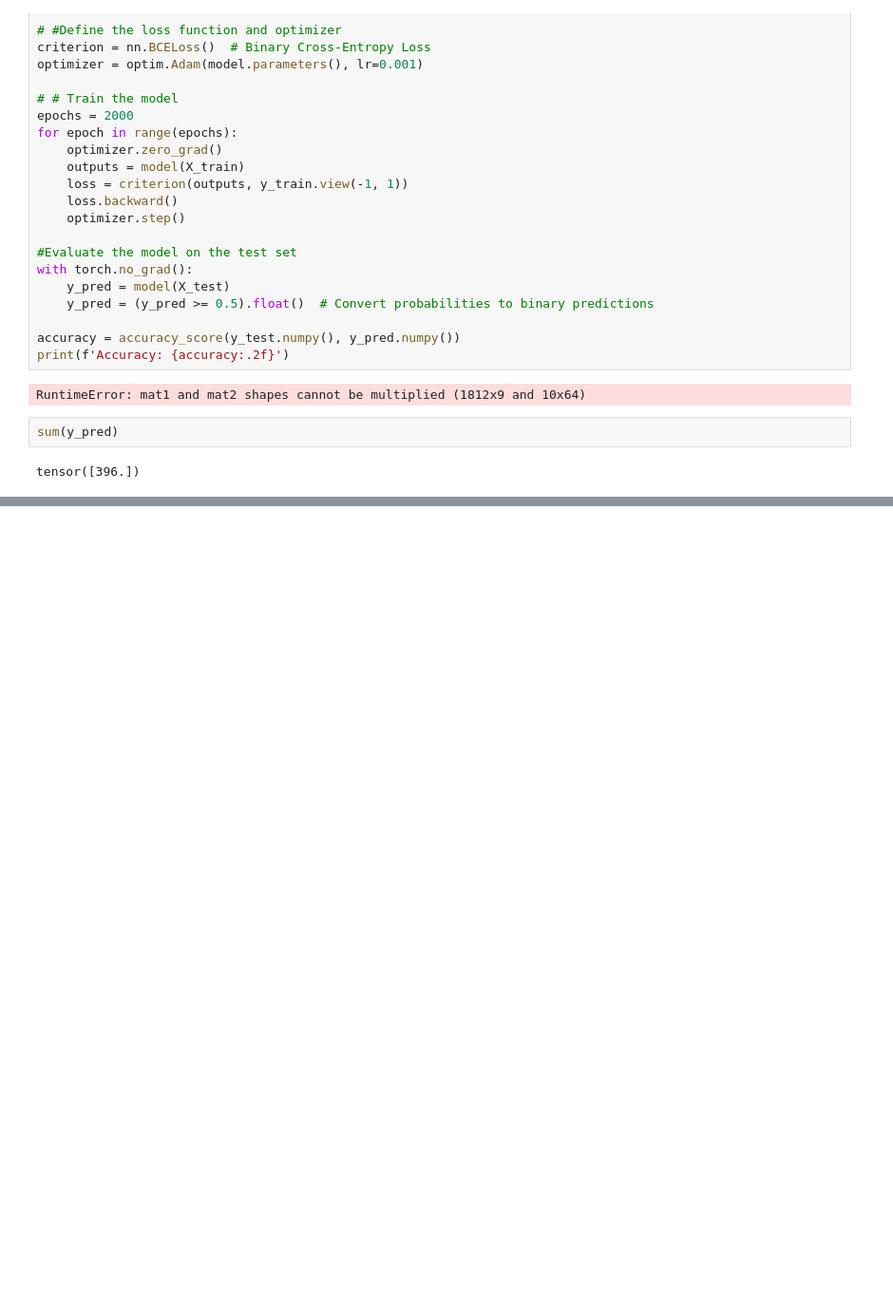
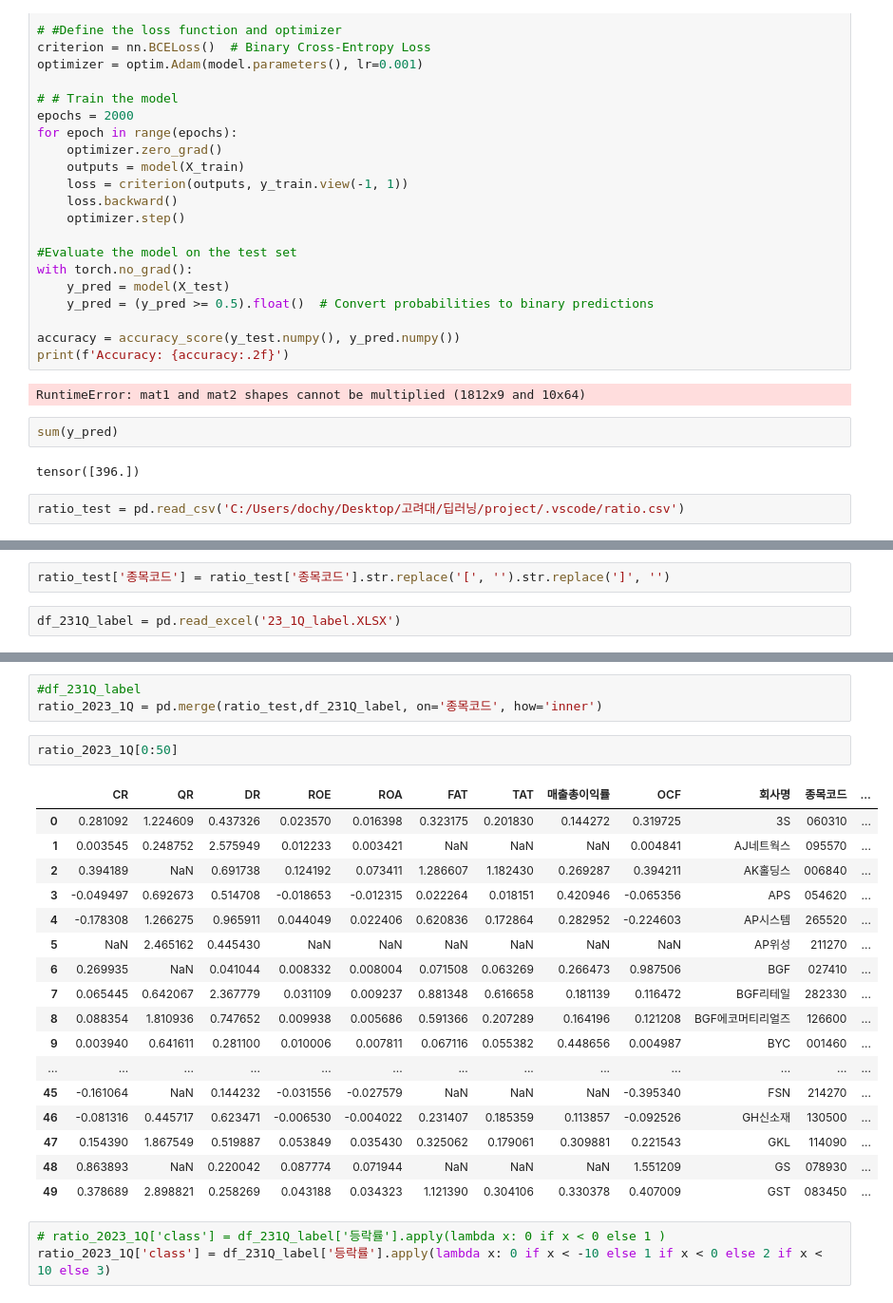
Before and after one commit to dochyun123/dl_project, a Jupyter notebook: label/label_practice.ipynb, the cells around one changed output, grey strips where cells are left out. Shown: that part at 95% size. Cells and saved outputs as stored; diff of their text form; blank space fills up the shorter version.

```diff
--- a/label/label_practice.ipynb
+++ b/label/label_practice.ipynb
@@ -278,3 +278,5 @@ RuntimeError: mat1 and mat2 shapes cannot be multiplied (1812x9 and 10x64)
 sum(y_pred)
 # %% [output]
 tensor([396.])
+# %%
+ratio_test = pd.read_csv('C:/Users/dochy/Desktop/고려대/딥러닝/project/.vscode/ratio.csv')
@@ -280,0 +299,4 @@ tensor([396.])
+# %%
+ratio_test['종목코드'] = ratio_test['종목코드'].str.replace('[', '').str.replace(']', '')
+# %%
+df_231Q_label = pd.read_excel('23_1Q_label.XLSX')
@@ -280,0 +319,26 @@ tensor([396.])
+# %%
+#df_231Q_label
+ratio_2023_1Q = pd.merge(ratio_test,df_231Q_label, on='종목코드', how='inner')
+# %%
+ratio_2023_1Q[0:50]
+# %% [output]
+|  | CR | QR | DR | ROE | ROA | FAT | TAT | 매출총이익률 | OCF | 회사명 | 종목코드 | ... |
+| 0 | 0.281092 | 1.224609 | 0.437326 | 0.023570 | 0.016398 | 0.323175 | 0.201830 | 0.144272 | 0.319725 | 3S | 060310 | ... |
+| 1 | 0.003545 | 0.248752 | 2.575949 | 0.012233 | 0.003421 | NaN | NaN | NaN | 0.004841 | AJ네트웍스 | 095570 | ... |
+| 2 | 0.394189 | NaN | 0.691738 | 0.124192 | 0.073411 | 1.286607 | 1.182430 | 0.269287 | 0.394211 | AK홀딩스 | 006840 | ... |
+| 3 | -0.049497 | 0.692673 | 0.514708 | -0.018653 | -0.012315 | 0.022264 | 0.018151 | 0.420946 | -0.065356 | APS | 054620 | ... |
+| 4 | -0.178308 | 1.266275 | 0.965911 | 0.044049 | 0.022406 | 0.620836 | 0.172864 | 0.282952 | -0.224603 | AP시스템 | 265520 | ... |
+| 5 | NaN | 2.465162 | 0.445430 | NaN | NaN | NaN | NaN | NaN | NaN | AP위성 | 211270 | ... |
+| 6 | 0.269935 | NaN | 0.041044 | 0.008332 | 0.008004 | 0.071508 | 0.063269 | 0.266473 | 0.987506 | BGF | 027410 | ... |
+| 7 | 0.065445 | 0.642067 | 2.367779 | 0.031109 | 0.009237 | 0.881348 | 0.616658 | 0.181139 | 0.116472 | BGF리테일 | 282330 | ... |
+| 8 | 0.088354 | 1.810936 | 0.747652 | 0.009938 | 0.005686 | 0.591366 | 0.207289 | 0.164196 | 0.121208 | BGF에코머티리얼즈 | 126600 | ... |
+| 9 | 0.003940 | 0.641611 | 0.281100 | 0.010006 | 0.007811 | 0.067116 | 0.055382 | 0.448656 | 0.004987 | BYC | 001460 | ... |
+| ... | ... | ... | ... | ... | ... | ... | ... | ... | ... | ... | ... | ... |
+| 45 | -0.161064 | NaN | 0.144232 | -0.031556 | -0.027579 | NaN | NaN | NaN | -0.395340 | FSN | 214270 | ... |
+| 46 | -0.081316 | 0.445717 | 0.623471 | -0.006530 | -0.004022 | 0.231407 | 0.185359 | 0.113857 | -0.092526 | GH신소재 | 130500 | ... |
+| 47 | 0.154390 | 1.867549 | 0.519887 | 0.053849 | 0.035430 | 0.325062 | 0.179061 | 0.309881 | 0.221543 | GKL | 114090 | ... |
+| 48 | 0.863893 | NaN | 0.220042 | 0.087774 | 0.071944 | NaN | NaN | NaN | 1.551209 | GS | 078930 | ... |
+| 49 | 0.378689 | 2.898821 | 0.258269 | 0.043188 | 0.034323 | 1.121390 | 0.304106 | 0.330378 | 0.407009 | GST | 083450 | ... |
+# %%
+# ratio_2023_1Q['class'] = df_231Q_label['등락률'].apply(lambda x: 0 if x < 0 else 1 )
+ratio_2023_1Q['class'] = df_231Q_label['등락률'].apply(lambda x: 0 if x < -10 else 1 if x < 0 else 2 if x < 10 else 3)
```
Also changed, not shown: parts of 8 cells of this notebook, 1 other file.
